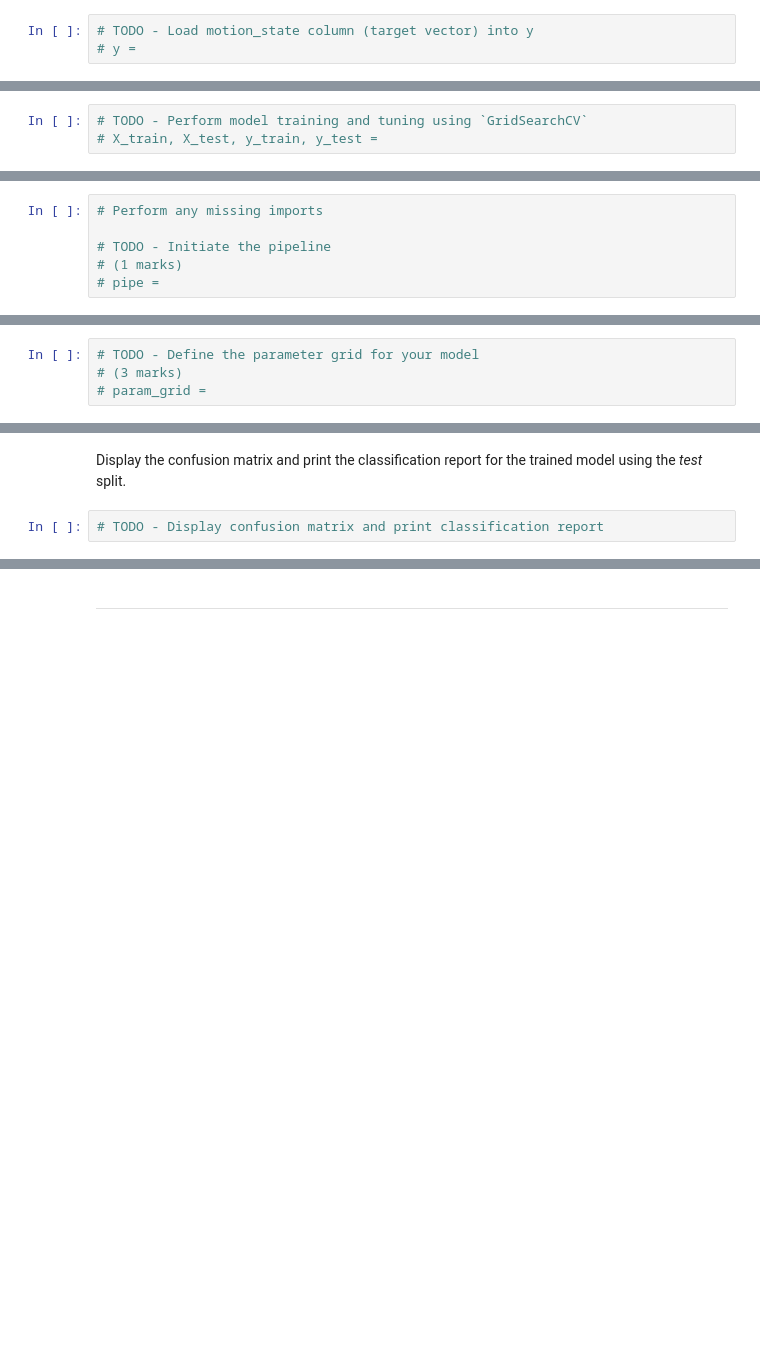
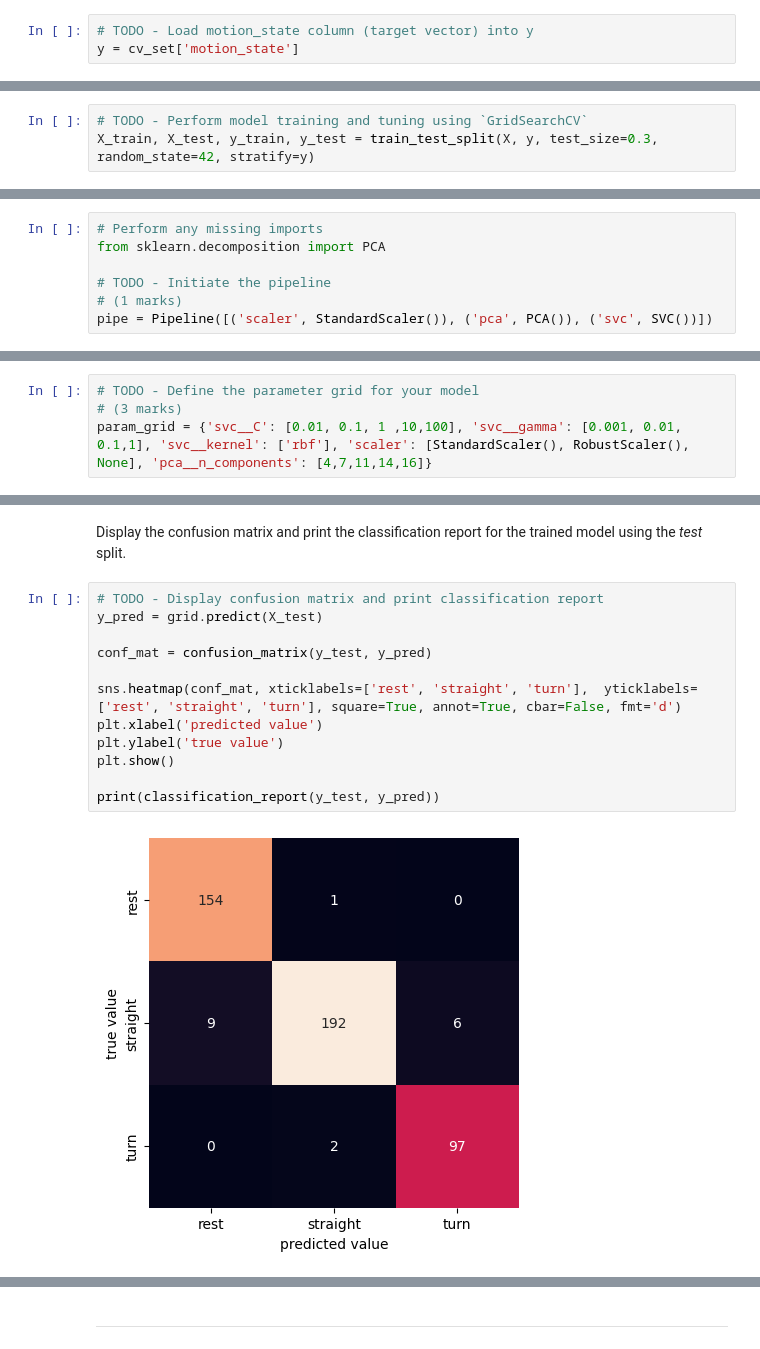
Before and after one commit to AnthonyKelly8/engg680_2024_fall, a Jupyter notebook: Lab_Assignment4/Assignment 4.ipynb, the cells around one changed output, grey strips where cells are left out. Cells and saved outputs as stored; diff of their text form; blank space fills up the shorter version.

```diff
--- a/Lab_Assignment4/Assignment 4.ipynb
+++ b/Lab_Assignment4/Assignment 4.ipynb
@@ -716,6 +730,6 @@ X.head(2)
 # %%
 # TODO - Load motion_state column (target vector) into y
-# y =
+y = cv_set['motion_state']
 # %% [markdown]
 ___
 # %% [markdown]
@@ -724,21 +738,22 @@ ___
 Similar to the steps from **1.2.2** and perform model training and tuning for an `SVC` model. Perform the `train_test_split`, initiate a `Pipeline`, then define the *Parameters* for `GridSearchCV`. Finally, perfrom the grid search.
 # %%
 # TODO - Perform model training and tuning using `GridSearchCV`
-# X_train, X_test, y_train, y_test =
+X_train, X_test, y_train, y_test = train_test_split(X, y, test_size=0.3, random_state=42, stratify=y)
 # %% [markdown]
 In the `Pipeline` add an entry *'pca'* to apply `PCA`.
 # %%
 # Perform any missing imports
+from sklearn.decomposition import PCA
 
 # TODO - Initiate the pipeline
 # (1 marks)
-# pipe =
+pipe = Pipeline([('scaler', StandardScaler()), ('pca', PCA()), ('svc', SVC())])
 # %% [markdown]
 Similar to previous sections, define the grid search configuration (*param_grid*). Add *n_components* hyper parameter tuning for PCA, and search over the values `n_components=[4,7,11,14,16]`.
 # %%
 # TODO - Define the parameter grid for your model
 # (3 marks)
-# param_grid =
+param_grid = {'svc__C': [0.01, 0.1, 1 ,10,100], 'svc__gamma': [0.001, 0.01, 0.1,1], 'svc__kernel': ['rbf'], 'scaler': [StandardScaler(), RobustScaler(), None], 'pca__n_components': [4,7,11,14,16]}
 # %%
 # Perform the grid search to train model and tune hyper parameters
 grid = GridSearchCV(pipe, param_grid, cv=5, scoring='accuracy', return_train_score=True)
@@ -762,5 +787,17 @@ Print the results from the grid search. The following outputs must be printed.
 #print("Test-set score: {:.2f}".format(???)))
 # %% [markdown]
 Display the confusion matrix and print the classification report for the trained model using the *test* split.
-# %%
-# TODO - Display confusion matrix and print classification report
+# %%
+# TODO - Display confusion matrix and print classification report
+y_pred = grid.predict(X_test)
+
+conf_mat = confusion_matrix(y_test, y_pred)
+
+sns.heatmap(conf_mat, xticklabels=['rest', 'straight', 'turn'],  yticklabels=['rest', 'straight', 'turn'], square=True, annot=True, cbar=False, fmt='d')
+plt.xlabel('predicted value')
+plt.ylabel('true value')
+plt.show()
+
+print(classification_report(y_test, y_pred))
+# %% [output]
+[figure, added]
```
Also changed, not shown: parts of 9 cells of this notebook.
